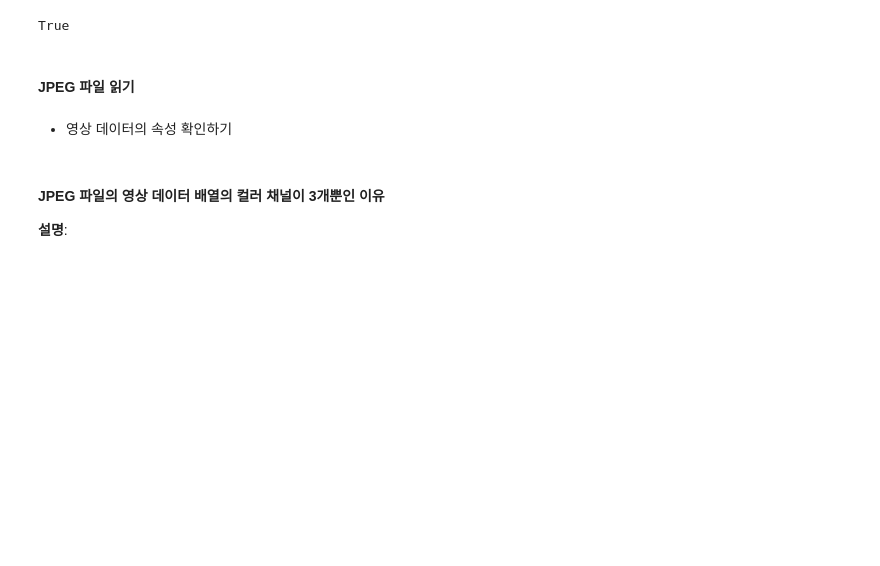
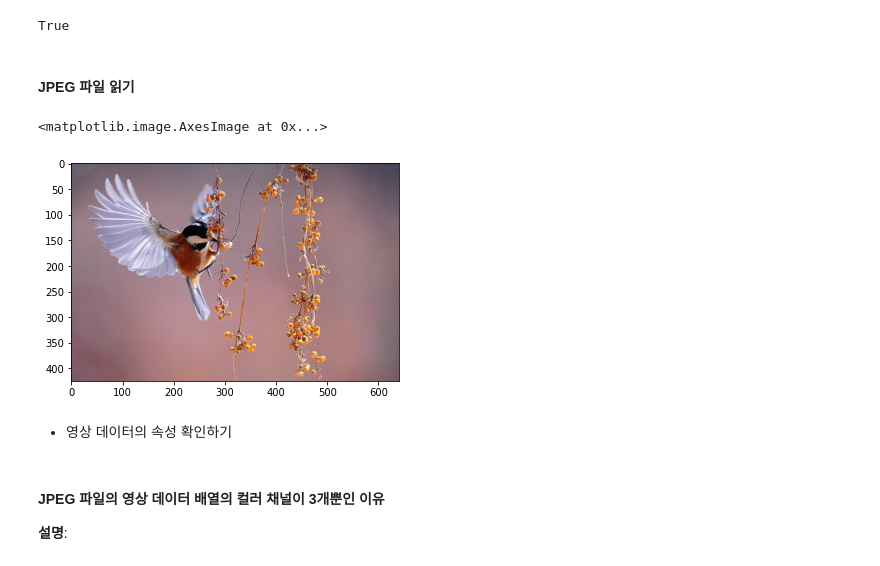
Before and after one commit to EJLee1209/ImageProcessing, a Jupyter notebook: 실습_원본/lab-02/IPP-2022-1-lab-02-00000000-name.ipynb, the cells around one changed output. Cells and saved outputs as stored; diff of their text form; code cells hidden in the pictures; blank space fills up the shorter version.

```diff
--- a/실습_원본/lab-02/IPP-2022-1-lab-02-00000000-name.ipynb
+++ b/실습_원본/lab-02/IPP-2022-1-lab-02-00000000-name.ipynb
@@ -71,6 +71,11 @@ True
 #### JPEG 파일 읽기
 # %%
 file_name = 'bird.jpg'
+img = plt.imread(file_name)
+plt.imshow(img)
+# %% [output]
+<matplotlib.image.AxesImage at 0x...>
+[figure, added]
 # %% [markdown]
 - 영상 데이터의 속성 확인하기
 # %% [markdown]
```
Also changed, not shown: parts of 2 cells of this notebook, 6 other files.
